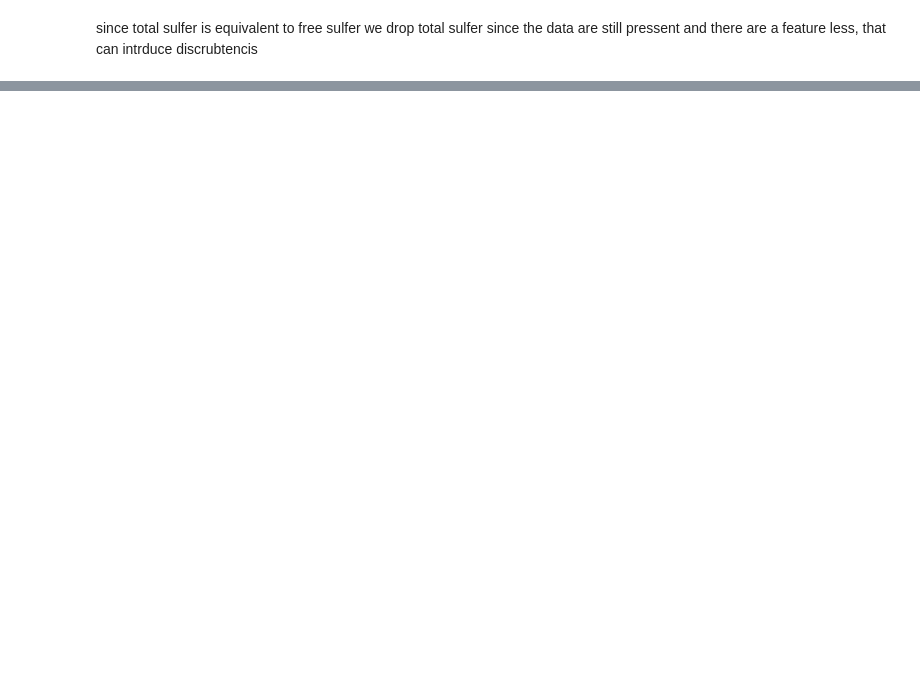
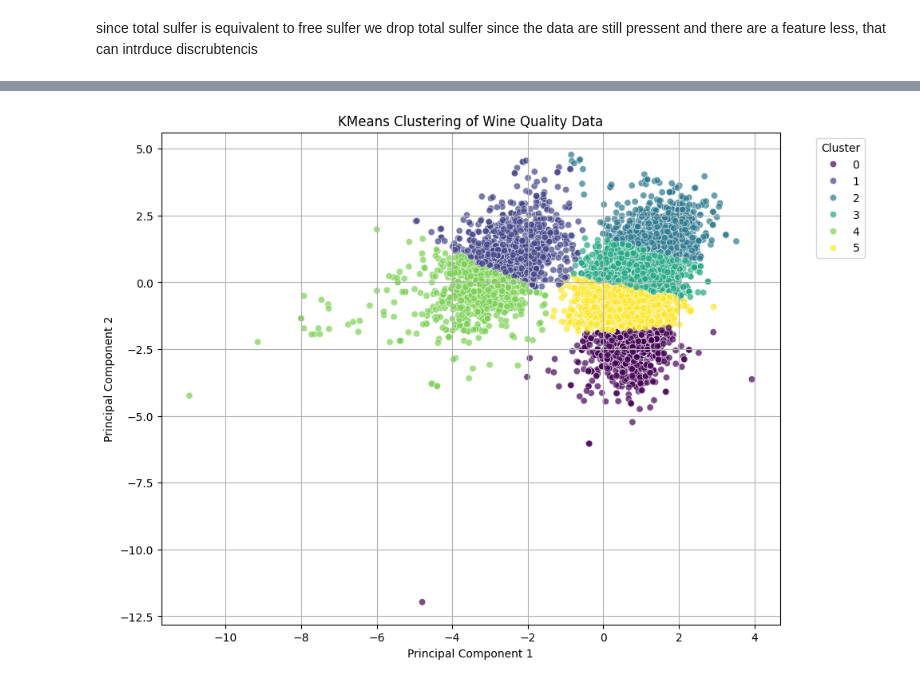
Before and after one commit to NicolaiHjorth/mal1, a Jupyter notebook: Wine_quality_prediction.ipynb, the cells around one changed output, grey strips where cells are left out. Saved outputs shown, nothing was run; the diff lists cells and outputs as text; code cells hidden in the pictures; blank space fills up the shorter version.

```diff
--- a/Wine_quality_prediction.ipynb
+++ b/Wine_quality_prediction.ipynb
@@ -380,0 +365,24 @@ ValueError: All arrays must be of the same length
+# %%
+from sklearn.cluster import KMeans
+from sklearn.decomposition import PCA
+
+pca_features = pca.fit_transform(X_scaled)
+
+# Perform KMeans clustering
+kmeans = KMeans(n_clusters=6, random_state=42)
+clusters = kmeans.fit_predict(pca_features)
+
+# Add cluster labels to the dataframe
+df['Cluster'] = clusters
+
+# Plot the clusters
+plt.figure(figsize=(10, 8))
+sb.scatterplot(x=pca_features[:, 0], y=pca_features[:, 1], hue=clusters, palette='viridis', alpha=0.7)
+plt.title('KMeans Clustering of Wine Quality Data')
+plt.xlabel('Principal Component 1')
+plt.ylabel('Principal Component 2')
+plt.legend(title='Cluster', bbox_to_anchor=(1.05, 1), loc='upper left')
+plt.grid(True)
+plt.show()
+# %% [output]
+[figure, added]
```
Also changed, not shown: parts of 28 cells of this notebook.
